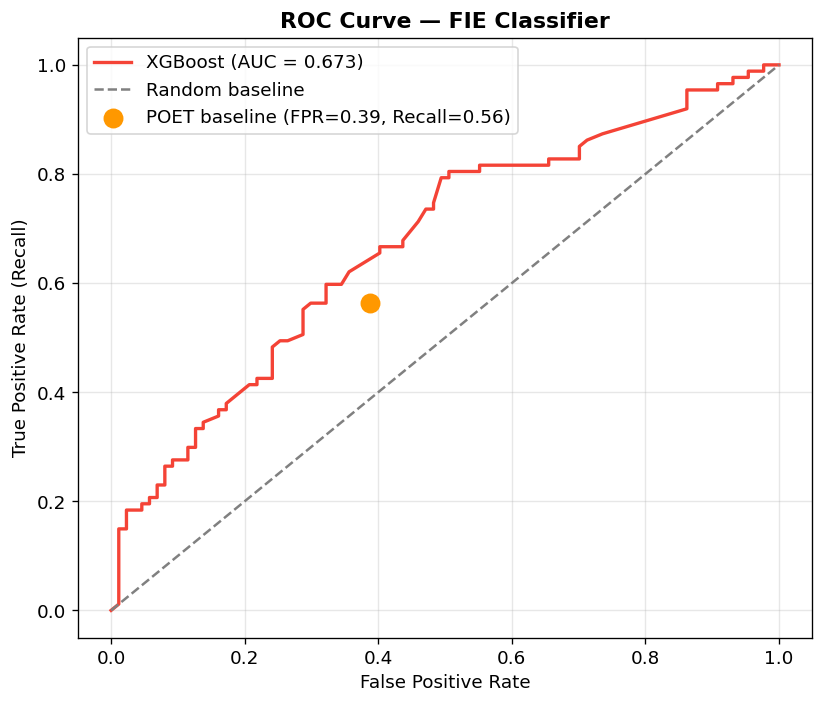
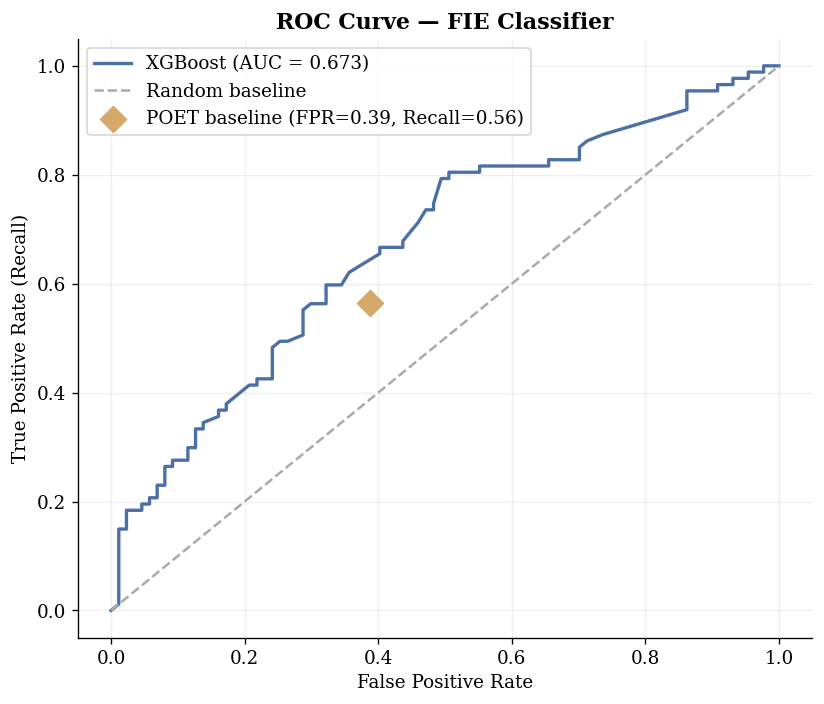
The change to this notebook cell's code, shown as a diff; its figure went from the first image to the second:
--- before
+++ after
@@ -2,8 +2,8 @@
 
 fig, ax = plt.subplots(figsize=(7, 6))
-ax.plot(fpr_curve, tpr_curve, color="#F44336", lw=2,
+ax.plot(fpr_curve, tpr_curve, color=RC["roc_line"], lw=2,
         label=f"XGBoost (AUC = {xgb_auc:.3f})")
-ax.plot([0, 1], [0, 1], color="gray", linestyle="--", label="Random baseline")
-ax.scatter([POET_FPR], [POET_RECALL], color="#FF9800", s=120, zorder=5,
+ax.plot([0, 1], [0, 1], color=RC["neutral"], linestyle="--", label="Random baseline")
+ax.scatter([POET_FPR], [POET_RECALL], color=RC["poet"], s=120, zorder=5, marker="D",
            label=f"POET baseline (FPR={POET_FPR:.2f}, Recall={POET_RECALL:.2f})")
 ax.set_xlabel("False Positive Rate")
@@ -11,5 +11,5 @@
 ax.set_title("ROC Curve — FIE Classifier", fontweight="bold")
 ax.legend()
-ax.grid(alpha=0.3)
+ax.grid(alpha=0.2)
 plt.tight_layout()
 plt.savefig("../notebooks/roc_curve.png", bbox_inches="tight")
@@ -17,3 +17,3 @@
 print("Saved: roc_curve.png")
 print(f"XGBoost AUC-ROC : {xgb_auc:.3f}")
-print("(POET plotted as orange dot for comparison)")
+print("(POET plotted as amber diamond for comparison)")

Commit: .